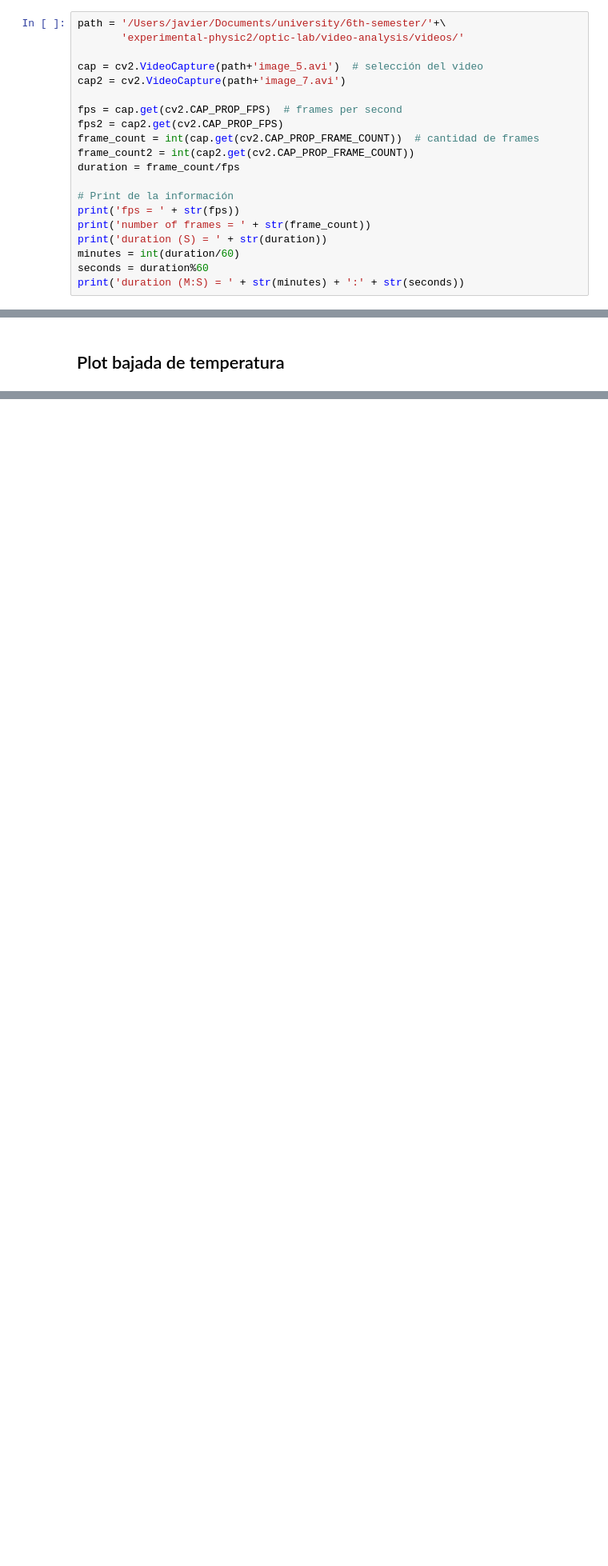
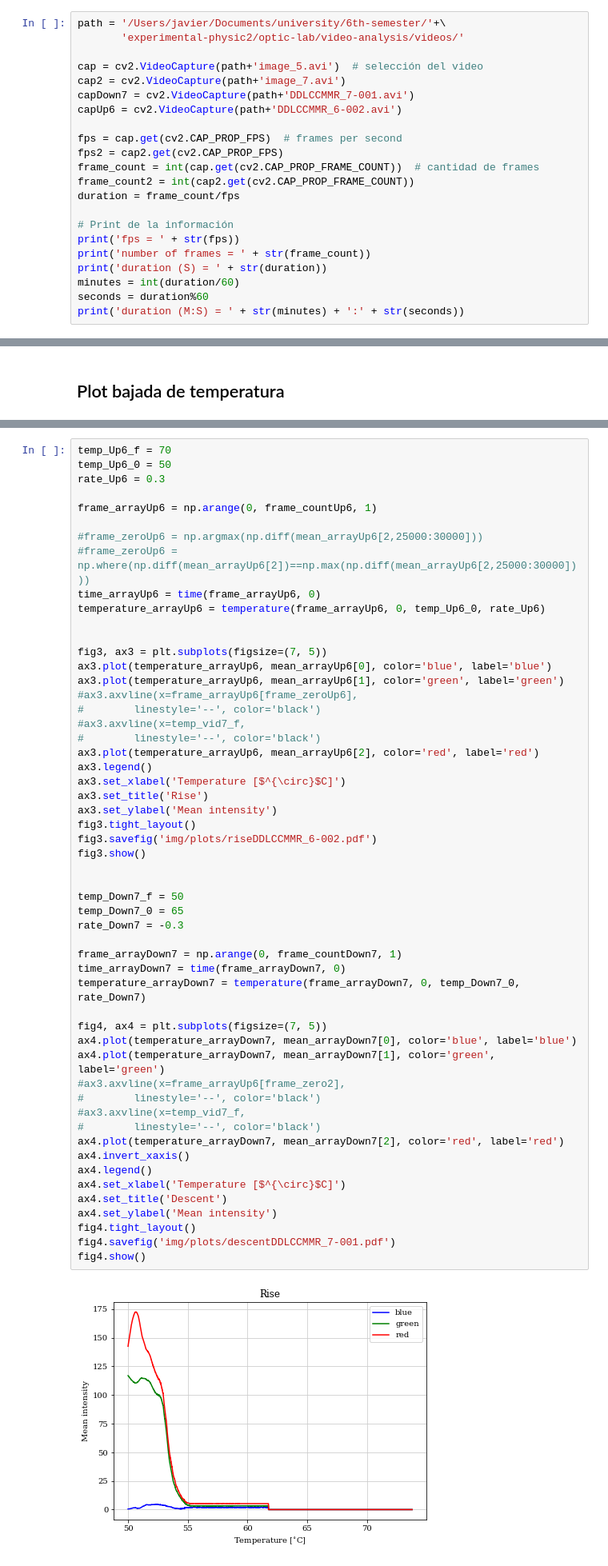
Before and after one commit to Wenupi/analysis-liquid_crystals, a Jupyter notebook: termo.ipynb, the cells around one changed output, grey strips where cells are left out. Shown: that part at 80% size. Saved outputs shown, nothing was run; the diff lists cells and outputs as text; blank space fills up the shorter version.

```diff
--- a/termo.ipynb
+++ b/termo.ipynb
@@ -10,6 +10,8 @@ path = '/Users/javier/Documents/university/6th-semester/'+\
 
 cap = cv2.VideoCapture(path+'image_5.avi')  # selección del video
 cap2 = cv2.VideoCapture(path+'image_7.avi')
+capDown7 = cv2.VideoCapture(path+'DDLCCMMR_7-001.avi')
+capUp6 = cv2.VideoCapture(path+'DDLCCMMR_6-002.avi')
 
 fps = cap.get(cv2.CAP_PROP_FPS)  # frames per second
 fps2 = cap2.get(cv2.CAP_PROP_FPS)
@@ -146,0 +219,56 @@ fig2.show()
+# %%
+temp_Up6_f = 70
+temp_Up6_0 = 50
+rate_Up6 = 0.3
+
+frame_arrayUp6 = np.arange(0, frame_countUp6, 1)
+
+#frame_zeroUp6 = np.argmax(np.diff(mean_arrayUp6[2,25000:30000]))
+#frame_zeroUp6 = np.where(np.diff(mean_arrayUp6[2])==np.max(np.diff(mean_arrayUp6[2,25000:30000])))
+time_arrayUp6 = time(frame_arrayUp6, 0)
+temperature_arrayUp6 = temperature(frame_arrayUp6, 0, temp_Up6_0, rate_Up6)
+
+
+fig3, ax3 = plt.subplots(figsize=(7, 5))
+ax3.plot(temperature_arrayUp6, mean_arrayUp6[0], color='blue', label='blue')
+ax3.plot(temperature_arrayUp6, mean_arrayUp6[1], color='green', label='green')
+#ax3.axvline(x=frame_arrayUp6[frame_zeroUp6],
+#        linestyle='--', color='black')
+#ax3.axvline(x=temp_vid7_f,
+#        linestyle='--', color='black')
+ax3.plot(temperature_arrayUp6, mean_arrayUp6[2], color='red', label='red')
+ax3.legend()
+ax3.set_xlabel('Temperature [$^{\circ}$C]')
+ax3.set_title('Rise')
+ax3.set_ylabel('Mean intensity')
+fig3.tight_layout()
+fig3.savefig('img/plots/riseDDLCCMMR_6-002.pdf')
+fig3.show()
+
+
+temp_Down7_f = 50
+temp_Down7_0 = 65
+rate_Down7 = -0.3
+
+frame_arrayDown7 = np.arange(0, frame_countDown7, 1)
+time_arrayDown7 = time(frame_arrayDown7, 0)
+temperature_arrayDown7 = temperature(frame_arrayDown7, 0, temp_Down7_0, rate_Down7)
+
+fig4, ax4 = plt.subplots(figsize=(7, 5))
+ax4.plot(temperature_arrayDown7, mean_arrayDown7[0], color='blue', label='blue')
+ax4.plot(temperature_arrayDown7, mean_arrayDown7[1], color='green', label='green')
+#ax3.axvline(x=frame_arrayUp6[frame_zero2],
+#        linestyle='--', color='black')
+#ax3.axvline(x=temp_vid7_f,
+#        linestyle='--', color='black')
+ax4.plot(temperature_arrayDown7, mean_arrayDown7[2], color='red', label='red')
+ax4.invert_xaxis()
+ax4.legend()
+ax4.set_xlabel('Temperature [$^{\circ}$C]')
+ax4.set_title('Descent')
+ax4.set_ylabel('Mean intensity')
+fig4.tight_layout()
+fig4.savefig('img/plots/descentDDLCCMMR_7-001.pdf')
+fig4.show()
+# %% [output]
+[figure, added]
```
Also changed, not shown: parts of 9 cells of this notebook, 2 other files.
